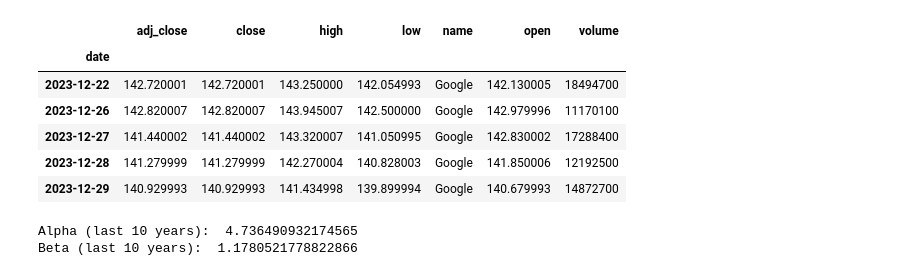
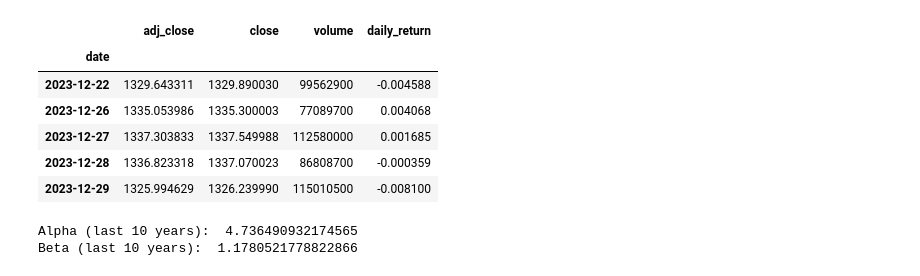
Before and after one commit to joshhzheng/Portfolio-Analysis, a Jupyter notebook: analysis.ipynb, the cells around one changed output. Drawn from its saved outputs; the diff is of its cells as text; code cells hidden in the pictures.

```diff
--- a/analysis.ipynb
+++ b/analysis.ipynb
@@ -32,24 +20,33 @@ df.tail()
 # %%
 faang = group_stocks(
     {
         'Facebook': fb,
         'Apple': aapl,
         'Amazon': amzn,
         'Netflix': nflx,
         'Google': goog
     }
 )
 
+# create faang portfolio
 faang_portfolio = make_portfolio(faang)
+del faang_portfolio['high']
+del faang_portfolio['low']
+del faang_portfolio['open']
+del faang_portfolio['name']
+
+# calculate and add daily returns
+faang_portfolio['daily_return']= faang_portfolio['close'].pct_change()
+faang_portfolio.to_csv('portfolio_data/faang_portfolio.csv')
 faang_portfolio.tail()
 # %% [output]
-|  | adj_close | close | high | low | name | open | volume |
-| date |  |  |  |  |  |  |  |
-| 2023-12-22 | 142.720001 | 142.720001 | 143.250000 | 142.054993 | Google | 142.130005 | 18494700 |
-| 2023-12-26 | 142.820007 | 142.820007 | 143.945007 | 142.500000 | Google | 142.979996 | 11170100 |
-| 2023-12-27 | 141.440002 | 141.440002 | 143.320007 | 141.050995 | Google | 142.830002 | 17288400 |
-| 2023-12-28 | 141.279999 | 141.279999 | 142.270004 | 140.828003 | Google | 141.850006 | 12192500 |
-| 2023-12-29 | 140.929993 | 140.929993 | 141.434998 | 139.899994 | Google | 140.679993 | 14872700 |
+|  | adj_close | close | volume | daily_return |
+| date |  |  |  |  |
+| 2023-12-22 | 1329.643311 | 1329.890030 | 99562900 | -0.004588 |
+| 2023-12-26 | 1335.053986 | 1335.300003 | 77089700 | 0.004068 |
+| 2023-12-27 | 1337.303833 | 1337.549988 | 112580000 | 0.001685 |
+| 2023-12-28 | 1336.823318 | 1337.070023 | 86808700 | -0.000359 |
+| 2023-12-29 | 1325.994629 | 1326.239990 | 115010500 | -0.008100 |
 # %%
 ## todo: need to find a suitable rf (use ff maybe)
 rf = 0.021  # placeholder for risk-free rate
```
Also changed, not shown: parts of 12 cells of this notebook, 3 other files.
